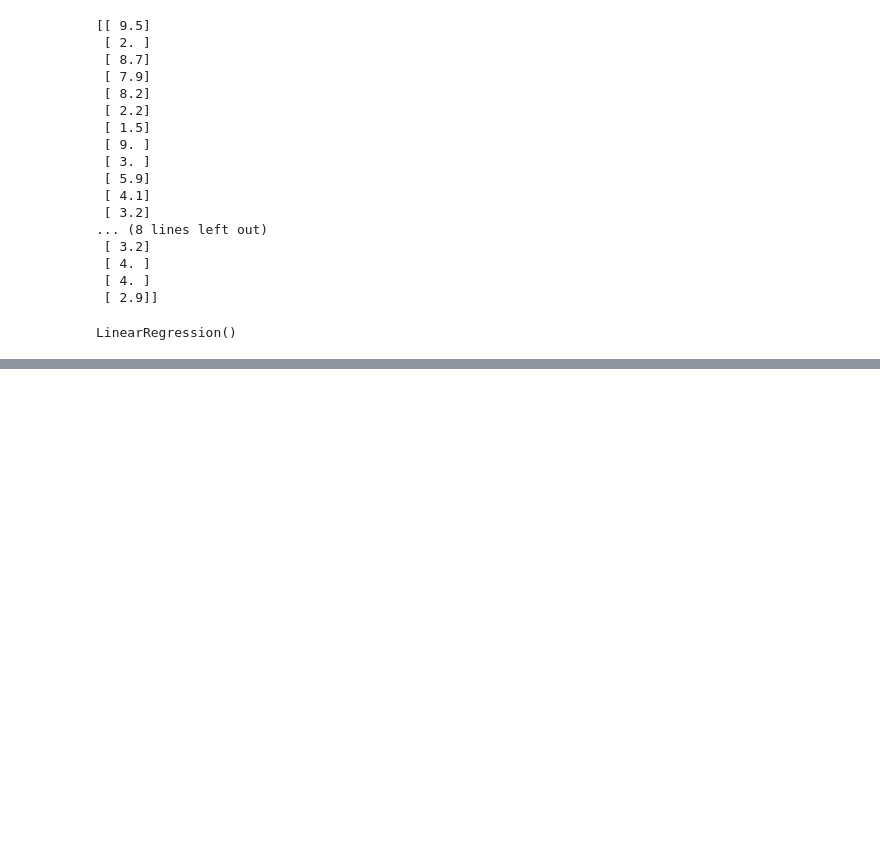
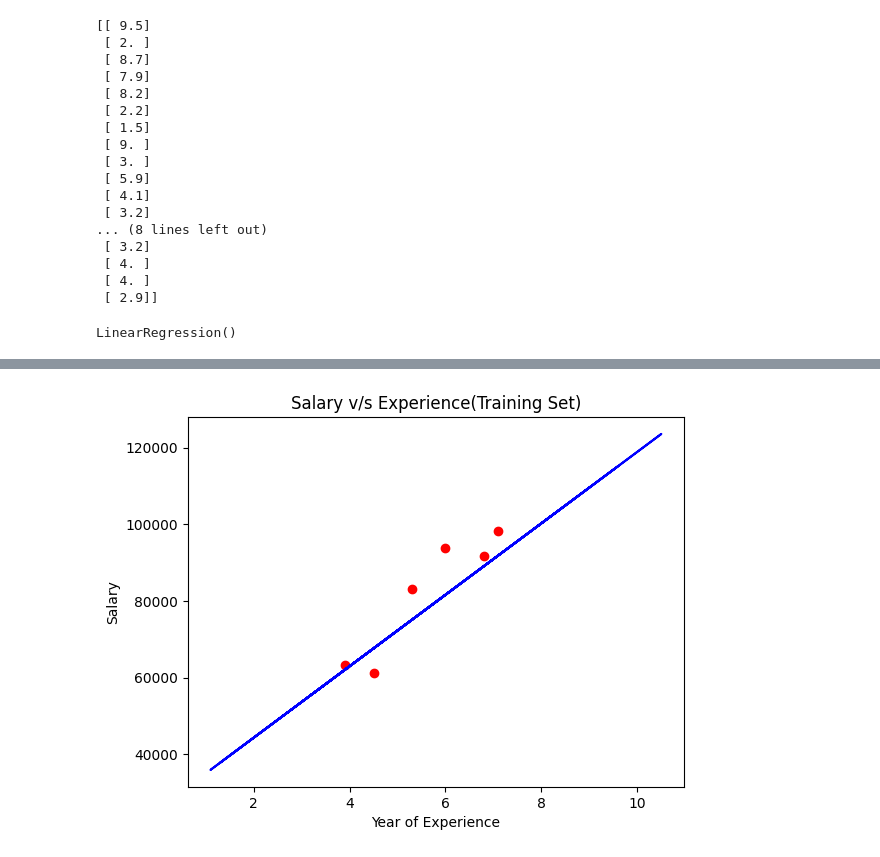
Before and after one commit to sh7vashrestha/MLFromBasic, a Jupyter notebook: simpleLinearRegression.ipynb, the cells around one changed output, grey strips where cells are left out. Saved outputs shown, nothing was run; the diff lists cells and outputs as text; code cells hidden in the pictures; blank space fills up the shorter version.

```diff
--- a/simpleLinearRegression.ipynb
+++ b/simpleLinearRegression.ipynb
@@ -86,0 +96,11 @@ y_pred = regressor.predict(x_test)
+# %%
+plt.scatter(x_test, y_test, color='red')
+# plt.plot(x_test, regressor.predict(x_test), color='green')
+# Same Line huxa soo
+plt.plot(x_train, regressor.predict(x_train), color='blue')
+plt.title('Salary v/s Experience(Training Set)')
+plt.xlabel("Year of Experience")
+plt.ylabel("Salary")
+plt.show()
+# %% [output]
+[figure, added]
```
Also changed, not shown: parts of 1 cell of this notebook.
